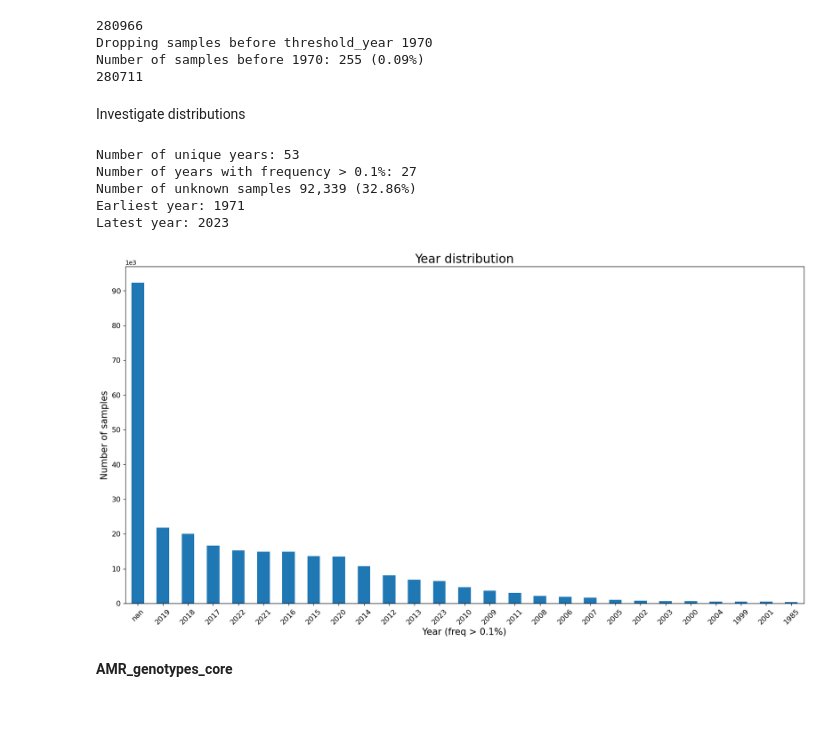
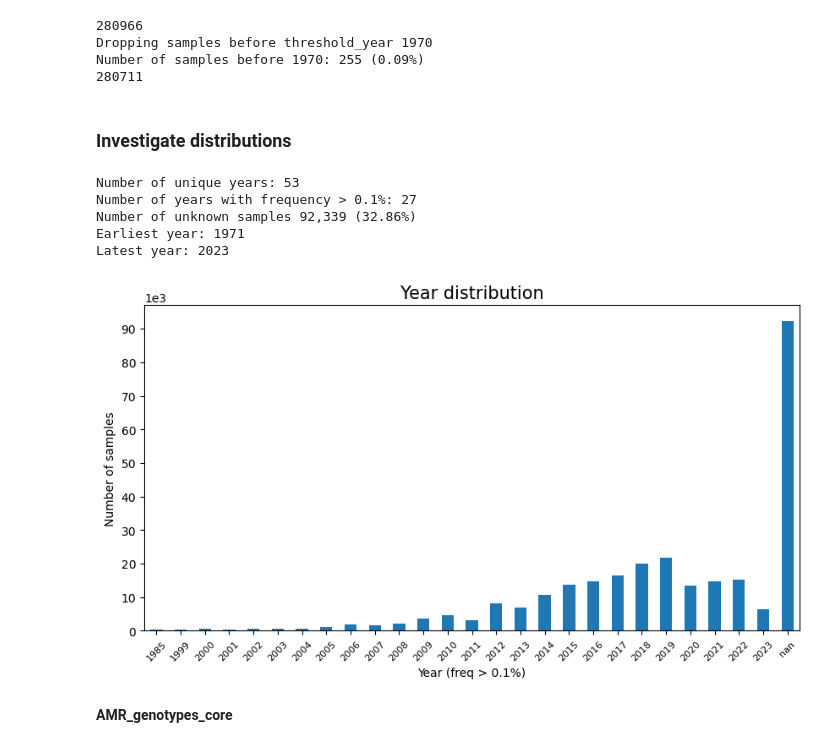
Before and after one commit to jespeols/ARFusion, a Jupyter notebook: code/data_preprocessing.ipynb, the cells around one changed output. Drawn from its saved outputs; the diff is of its cells as text; code cells hidden in the pictures; blank space fills up the shorter version.

```diff
--- a/code/data_preprocessing.ipynb
+++ b/code/data_preprocessing.ipynb
@@ -141,6 +142,7 @@ Remove regional info, after : (colon) or , (comma)
 df_geno.loc[:,'geo_loc_name'] = df_geno['geo_loc_name'].str.split(',').str[0]
 df_geno.loc[:,'geo_loc_name'] = df_geno['geo_loc_name'].str.split(':').str[0]
 df_geno.rename(columns={'geo_loc_name': 'country'}, inplace=True)
+df_geno.replace('United Kingdom', 'UK', inplace=True)
 # %% [markdown]
 Check distribution of countries, if they constitute more than 0.05% of total samples
 # %%
@@ -203,38 +208,39 @@ print(df_geno.shape[0])
 Dropping samples before threshold_year 1970
 Number of samples before 1970: 255 (0.09%)
 280711
-# %% [markdown]
-Investigate distributions
+# %% [markdown]
+### Investigate distributions
 # %%
 percentage_threshold = 0.001
 frequncy_threshold = int(num_samples * percentage_threshold)
 year_counts = df_geno['year'].value_counts(dropna=False)
 df_year_filtered = year_counts[year_counts > frequncy_threshold]
 print(f"Number of unique years: {df_geno['year'].nunique():,}")
 print(f"Number of years with frequency > {percentage_threshold:.1%}: {df_year_filtered.shape[0]}")
 print(f"Number of unknown samples {year_counts[np.nan]:,} ({year_counts[np.nan]/num_geno_samples:.2%})")
 
 df_geno_notnan = df_geno[df_geno['year'].notnull()].astype({'year': 'int32'})
 print(f"Earliest year: {df_geno_notnan['year'].min()}")
 print(f"Latest year: {df_geno_notnan['year'].max()}")
 
-ax = df_year_filtered.plot(
-    kind='bar', figsize=(20, 10), fontsize=12, rot=45
+ax = df_year_filtered.sort_index().plot(
+    kind='bar', figsize=(10, 5), fontsize=10, rot=45
 )
 # change yticks to scientific notation
 ax.ticklabel_format(axis='y', style='sci', scilimits=(3,3))
 ax.set_yticks(np.arange(0, 91e3, 10e3))
-ax.set_title('Year distribution', fontsize=20)
-ax.set_xlabel(f'Year (freq > {percentage_threshold:.1%})', fontsize=15)
-ax.set_ylabel('Number of samples', fontsize=15)
-ax.figure.savefig('results/year_distr_filtered.png', bbox_inches='tight', dpi=300)
+ax.set_title('Year distribution', fontsize=15)
+ax.set_xlabel(f'Year (freq > {percentage_threshold:.1%})', fontsize=10)
+ax.set_xticklabels(ax.get_xticklabels(), rotation=45, fontsize=8)
+ax.set_ylabel('Number of samples', fontsize=10)
+ax.figure.savefig('results/data/NCBI/year_distr.png', bbox_inches='tight', dpi=300)
 # %% [output]
 Number of unique years: 53
 Number of years with frequency > 0.1%: 27
 Number of unknown samples 92,339 (32.86%)
 Earliest year: 1971
 Latest year: 2023
-[figure, old version]
+[figure, new version]
 # %% [markdown]
 **AMR_genotypes_core**
 # %%
```
Also changed, not shown: parts of 104 cells of this notebook, 5 other files.
